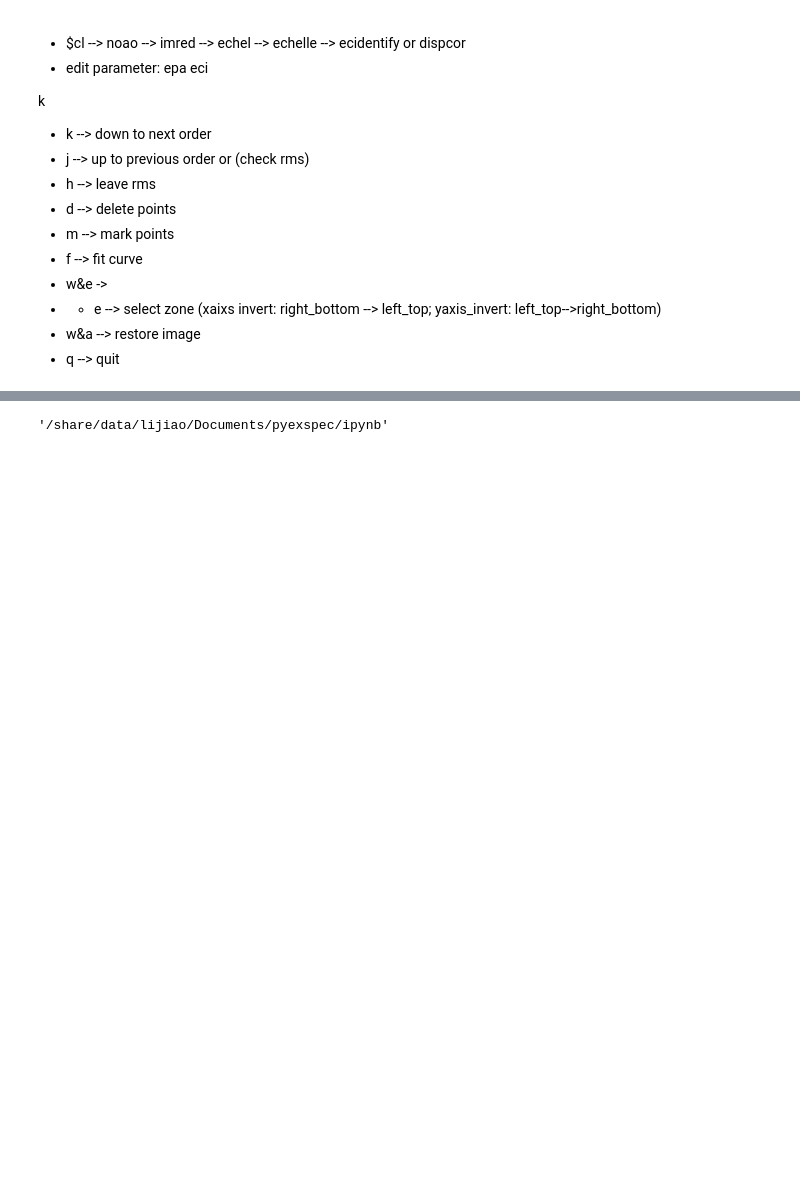
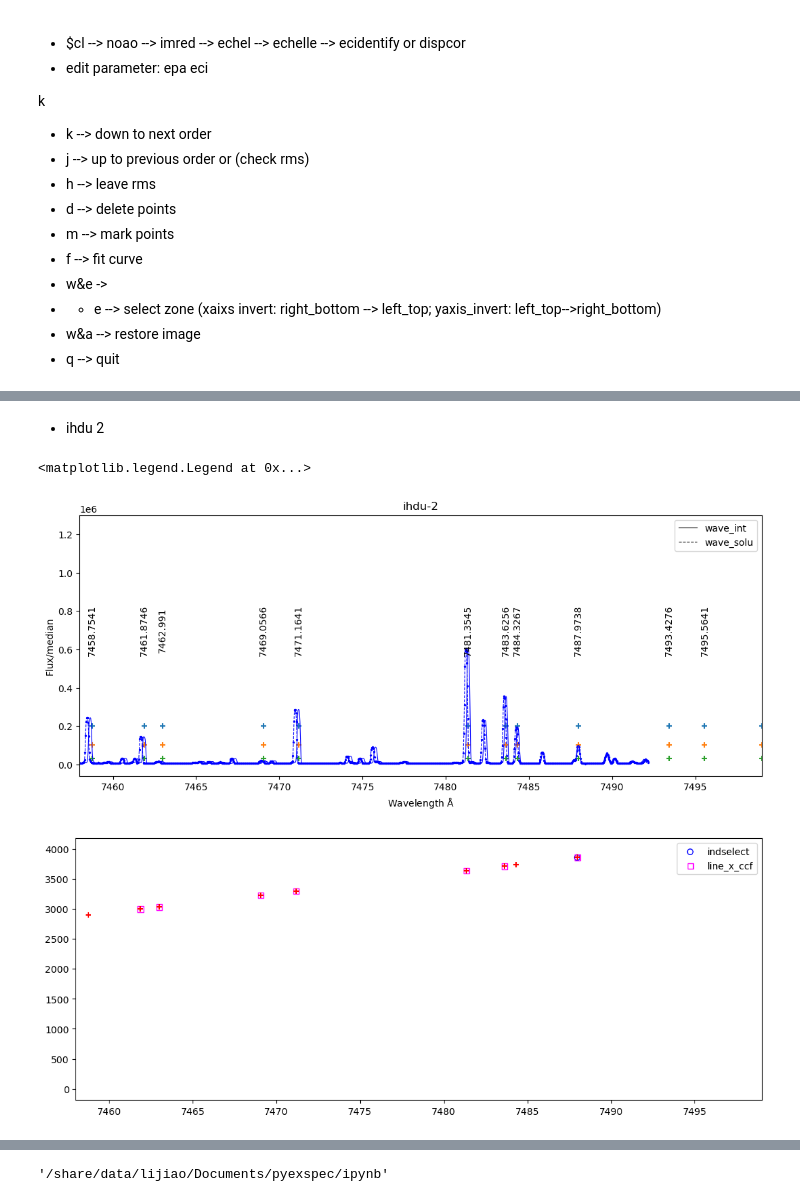
Before and after one commit to lidihei/pyexspec, a Jupyter notebook: ipynb/CECKHIRS_arc_template.ipynb, the cells around one changed output, grey strips where cells are left out. Saved outputs shown, nothing was run; the diff lists cells and outputs as text; code cells hidden in the pictures; blank space fills up the shorter version.

```diff
--- a/ipynb/CECKHIRS_arc_template.ipynb
+++ b/ipynb/CECKHIRS_arc_template.ipynb
@@ -337,0 +302,64 @@ array([[3484.49103678,  478.19267972,  104.40395885, ...,   97.5       ,
+# %% [markdown]
+- ihdu 2
+# %%
+dump_lamp = dump_lamp17_ihdu2.copy()
+fig, ax = plt.subplots(1,1,figsize=(13,5))
+waves = dump_lamp['wave_init']
+for _i, _wave in enumerate(waves):
+    color ='k' if np.mod(_i, 2) == 0 else 'b'
+    _flux = dump_lamp['lamp1d'][_i]
+    if _i == 0 : plt.plot(_wave, _flux, color=color, lw=0.8, label='wave_int')
+    else: plt.plot(_wave, _flux, color=color, lw=0.8)
+
+
+_waves_solu = dump_lamp['wave_solu']
+for _i, _wave in enumerate(_waves_solu):
+    color ='k' if np.mod(_i, 2) == 0 else 'b'
+    _flux = dump_lamp['lamp1d'][_i]
+    if _i == 0 : plt.plot(_wave, _flux, color=color, lw=0.8 , ls='--', label='wave_solu')
+    else: plt.plot(_wave, _flux, color=color, lw=0.8 , ls='--')
+    plt.scatter(_wave, _flux, color=color, s=2)
+plt.legend()
+
+_ind = (linelist > np.min(dump_lamp['wave_solu'])) & (linelist < np.max(dump_lamp['wave_solu']))
+_linelist = linelist[_ind]
+plt.scatter(_linelist, np.ones(len(_linelist))*200000, marker='+')
+plt.scatter(_linelist, np.ones(len(_linelist))*100000, marker='+')
+plt.scatter(_linelist, np.ones(len(_linelist))*30000, marker='+')
+
+plt.title('ihdu-2')
+dw = 41
+xlim = 6310+dw*28
+
+_indxlim = (linelist >= xlim) & (linelist <=xlim+dw)
+for _x in linelist[_indxlim]:
+    plt.text(_x, 700000, f'{_x}', ha='center', va='center', rotation=90)
+
+
+plt.xlim(xlim, xlim+dw)
+#plt.ylim(0, 0.4e6)
+
+#plt.legend()
+plt.xlabel(r'Wavelength $\rm {\AA}$')
+plt.ylabel(r'Flux/median')
+
+
+################################### for selected line##############################
+tlines = dump_lamp['tlines']
+indselect = tlines['indselect']
+fig, ax = plt.subplots(1,1,figsize=(13,5))
+plt.scatter(tlines['line'][indselect], tlines['line_x_ccf'][indselect], fc='none', ec='b', label='indselect')
+plt.scatter(tlines['line'], tlines['line_x_ccf'], fc='none', ec='magenta', label='line_x_ccf', marker='s')
+
+line_x_init = []
+for _wave in waves:
+    _line = linelist[(np.min(_wave)<=linelist) & (linelist<=np.max(_wave))]
+    _x = np.interp(_line, _wave, np.arange(len(_wave)))
+    line_x_init.append(_x)
+    plt.scatter(_line, _x, marker='+', color='r')
+plt.xlim(xlim, xlim+dw)
+plt.legend()
+# %% [output]
+<matplotlib.legend.Legend at 0x...>
+[figure, added]
+[figure, added]
```
Also changed, not shown: parts of 27 cells of this notebook, 18 other files.
